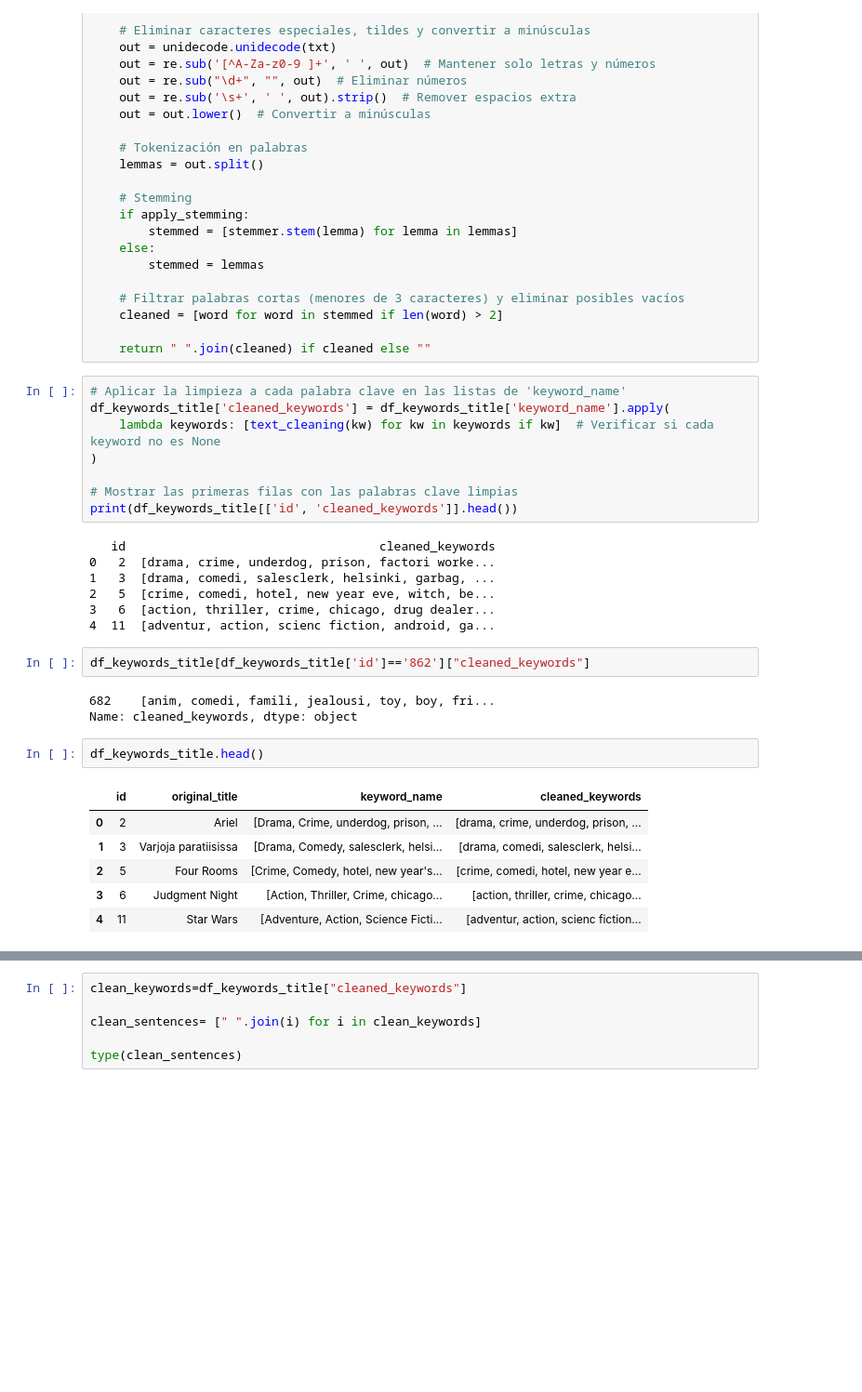
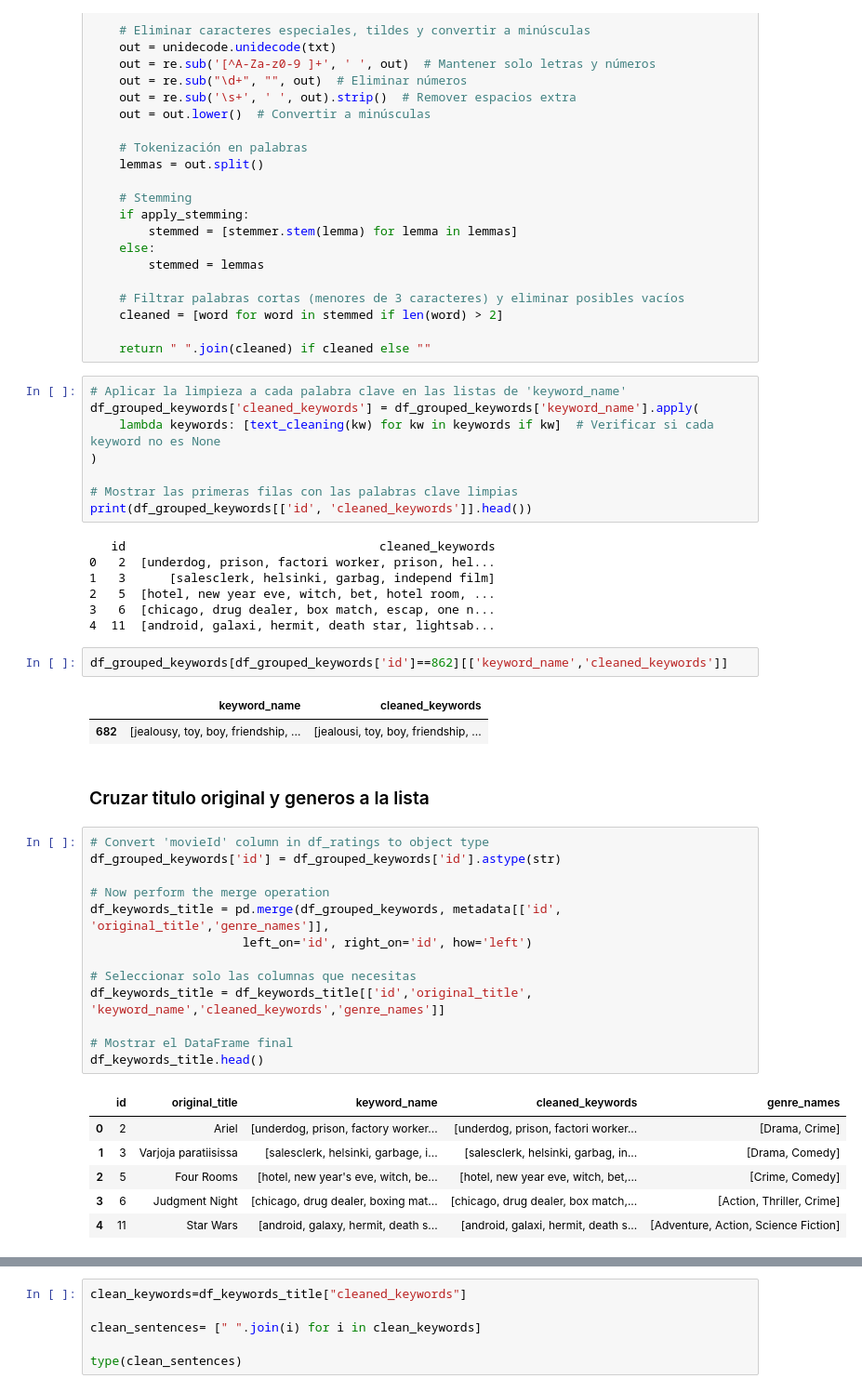
Before and after one commit to juankquintana/proyecto_recomendacion_peliculas, a Jupyter notebook: NLPModels.ipynb, the cells around one changed output, grey strips where cells are left out. Shown at 93% size. Drawn from its saved outputs; the diff is of its cells as text; blank space fills up the shorter version.

Commit message:
Correccion agregar generos sin hacer limpieza de texto

```diff
--- a/NLPModels.ipynb
+++ b/NLPModels.ipynb
@@ -205,30 +172,43 @@ def text_cleaning(txt, apply_lemma=True, apply_stemming=True):
     return " ".join(cleaned) if cleaned else ""
 # %%
 # Aplicar la limpieza a cada palabra clave en las listas de 'keyword_name'
-df_keywords_title['cleaned_keywords'] = df_keywords_title['keyword_name'].apply(
+df_grouped_keywords['cleaned_keywords'] = df_grouped_keywords['keyword_name'].apply(
     lambda keywords: [text_cleaning(kw) for kw in keywords if kw]  # Verificar si cada keyword no es None
 )
 
 # Mostrar las primeras filas con las palabras clave limpias
-print(df_keywords_title[['id', 'cleaned_keywords']].head())
+print(df_grouped_keywords[['id', 'cleaned_keywords']].head())
 # %% [output]
    id                                   cleaned_keywords
-0   2  [drama, crime, underdog, prison, factori worke...
-1   3  [drama, comedi, salesclerk, helsinki, garbag, ...
-2   5  [crime, comedi, hotel, new year eve, witch, be...
-3   6  [action, thriller, crime, chicago, drug dealer...
-4  11  [adventur, action, scienc fiction, android, ga...
+0   2  [underdog, prison, factori worker, prison, hel...
+1   3      [salesclerk, helsinki, garbag, independ film]
+2   5  [hotel, new year eve, witch, bet, hotel room, ...
+3   6  [chicago, drug dealer, box match, escap, one n...
+4  11  [android, galaxi, hermit, death star, lightsab...
 # %%
-df_keywords_title[df_keywords_title['id']=='862']["cleaned_keywords"]
+df_grouped_keywords[df_grouped_keywords['id']==862][['keyword_name','cleaned_keywords']]
 # %% [output]
-682    [anim, comedi, famili, jealousi, toy, boy, fri...
-Name: cleaned_keywords, dtype: object
+|  | keyword_name | cleaned_keywords |
+| 682 | [jealousy, toy, boy, friendship, ... | [jealousi, toy, boy, friendship, ... |
-# %%
-df_keywords_title.head()
-# %% [output]
-|  | id | original_title | keyword_name | cleaned_keywords |
-| 0 | 2 | Ariel | [Drama, Crime, underdog, prison, ... | [drama, crime, underdog, prison, ... |
-| 1 | 3 | Varjoja paratiisissa | [Drama, Comedy, salesclerk, helsi... | [drama, comedi, salesclerk, helsi... |
-| 2 | 5 | Four Rooms | [Crime, Comedy, hotel, new year's... | [crime, comedi, hotel, new year e... |
-| 3 | 6 | Judgment Night | [Action, Thriller, Crime, chicago... | [action, thriller, crime, chicago... |
-| 4 | 11 | Star Wars | [Adventure, Action, Science Ficti... | [adventur, action, scienc fiction... |
+# %% [markdown]
+### Cruzar titulo original y generos a la lista
+# %%
+# Convert 'movieId' column in df_ratings to object type
+df_grouped_keywords['id'] = df_grouped_keywords['id'].astype(str)
+
+# Now perform the merge operation
+df_keywords_title = pd.merge(df_grouped_keywords, metadata[['id', 'original_title','genre_names']],
+                     left_on='id', right_on='id', how='left')
+
+# Seleccionar solo las columnas que necesitas
+df_keywords_title = df_keywords_title[['id','original_title', 'keyword_name','cleaned_keywords','genre_names']]
+
+# Mostrar el DataFrame final
+df_keywords_title.head()
+# %% [output]
+|  | id | original_title | keyword_name | cleaned_keywords | genre_names |
+| 0 | 2 | Ariel | [underdog, prison, factory worker... | [underdog, prison, factori worker... | [Drama, Crime] |
+| 1 | 3 | Varjoja paratiisissa | [salesclerk, helsinki, garbage, i... | [salesclerk, helsinki, garbag, in... | [Drama, Comedy] |
+| 2 | 5 | Four Rooms | [hotel, new year's eve, witch, be... | [hotel, new year eve, witch, bet,... | [Crime, Comedy] |
+| 3 | 6 | Judgment Night | [chicago, drug dealer, boxing mat... | [chicago, drug dealer, box match,... | [Action, Thriller, Crime] |
+| 4 | 11 | Star Wars | [android, galaxy, hermit, death s... | [android, galaxi, hermit, death s... | [Adventure, Action, Science Fiction] |
```
Also changed, not shown: parts of 7 cells of this notebook.
